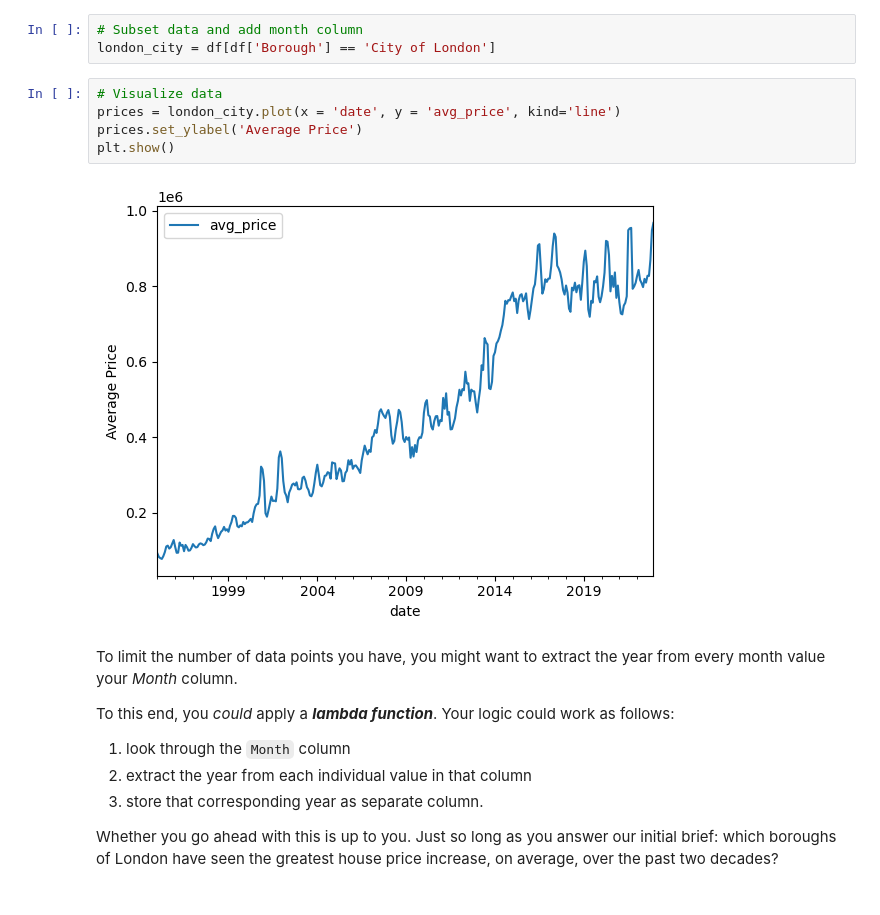
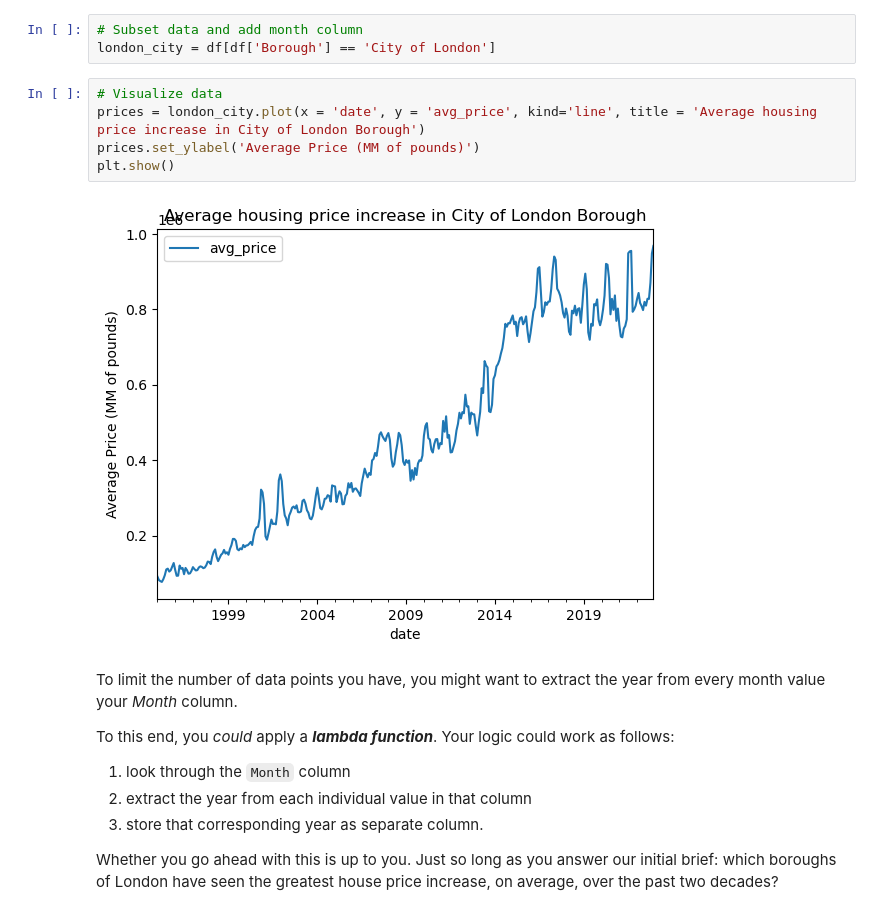
Before and after one commit to KimSB80/Springboard-Case-Studies, a Jupyter notebook: Unit4Challenge-Tier3.ipynb, the cells around one changed output. Cells and saved outputs as stored; diff of their text form.

```diff
--- a/Unit4Challenge-Tier3.ipynb
+++ b/Unit4Challenge-Tier3.ipynb
@@ -311,11 +311,11 @@ To visualize the data, why not subset on a particular London Borough? Maybe do a
 london_city = df[df['Borough'] == 'City of London']
 # %%
 # Visualize data
-prices = london_city.plot(x = 'date', y = 'avg_price', kind='line')
-prices.set_ylabel('Average Price')
+prices = london_city.plot(x = 'date', y = 'avg_price', kind='line', title = 'Average housing price increase in City of London Borough')
+prices.set_ylabel('Average Price (MM of pounds)')
 plt.show()
 # %% [output]
-[figure, old version]
+[figure, new version]
 # %% [markdown]
 To limit the number of data points you have, you might want to extract the year from every month value your *Month* column.
 
```
Also changed, not shown: parts of 1 cell of this notebook.
